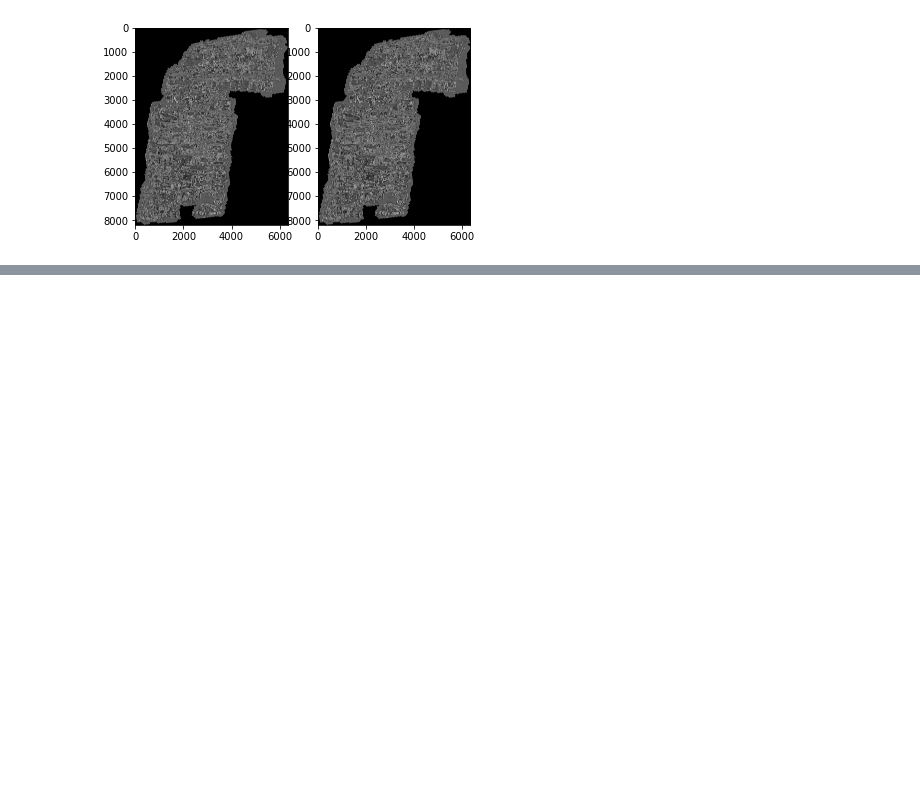
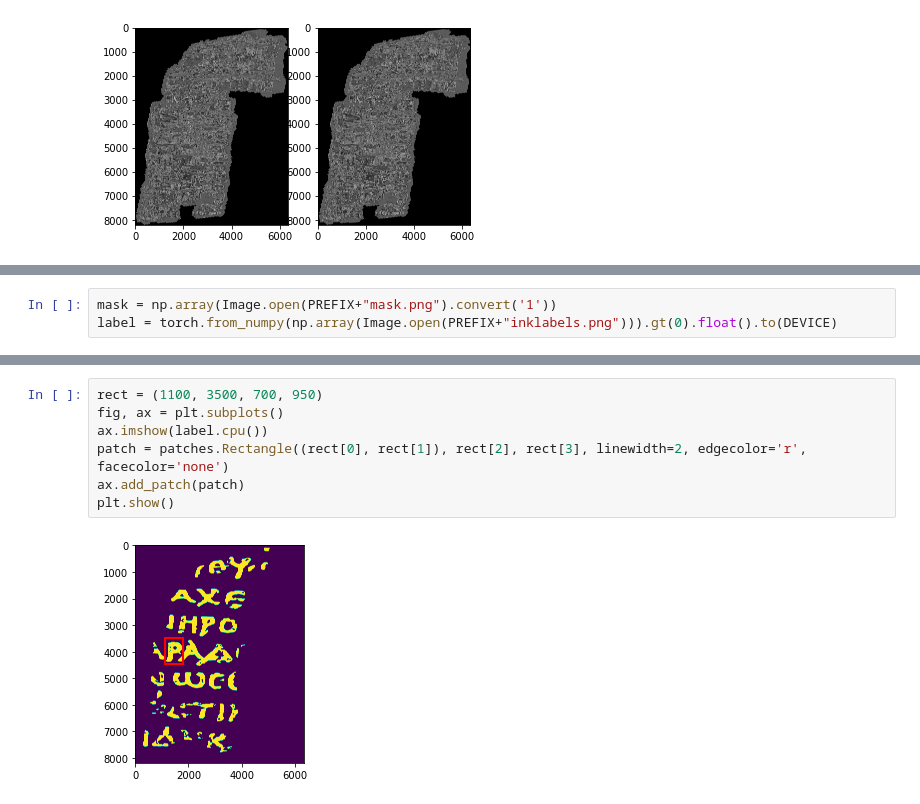
Before and after one commit to Molten-Ice/Deep-Learning, a Jupyter notebook: VesuviusChallenge/VesuviusChallenge_nb1.ipynb, the cells around one changed output, grey strips where cells are left out. Cells and saved outputs as stored; diff of their text form; blank space fills up the shorter version.

```diff
--- a/VesuviusChallenge/VesuviusChallenge_nb1.ipynb
+++ b/VesuviusChallenge/VesuviusChallenge_nb1.ipynb
@@ -125,0 +161,3 @@ torch.Size([5, 8181, 6330])
+# %%
+mask = np.array(Image.open(PREFIX+"mask.png").convert('1'))
+label = torch.from_numpy(np.array(Image.open(PREFIX+"inklabels.png"))).gt(0).float().to(DEVICE)
@@ -125,0 +176,9 @@ torch.Size([5, 8181, 6330])
+# %%
+rect = (1100, 3500, 700, 950)
+fig, ax = plt.subplots()
+ax.imshow(label.cpu())
+patch = patches.Rectangle((rect[0], rect[1]), rect[2], rect[3], linewidth=2, edgecolor='r', facecolor='none')
+ax.add_patch(patch)
+plt.show()
+# %% [output]
+[figure, added]
```
Also changed, not shown: parts of 14 cells of this notebook.
